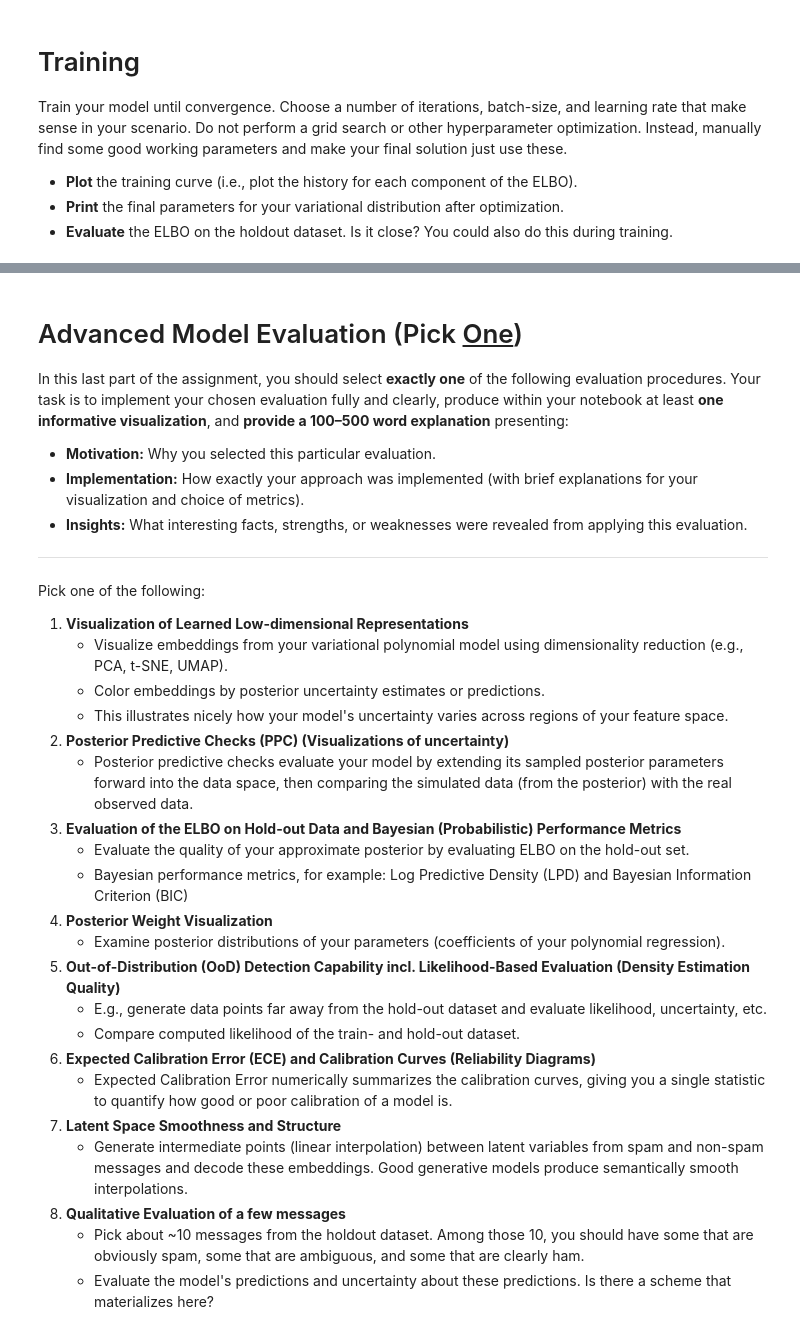
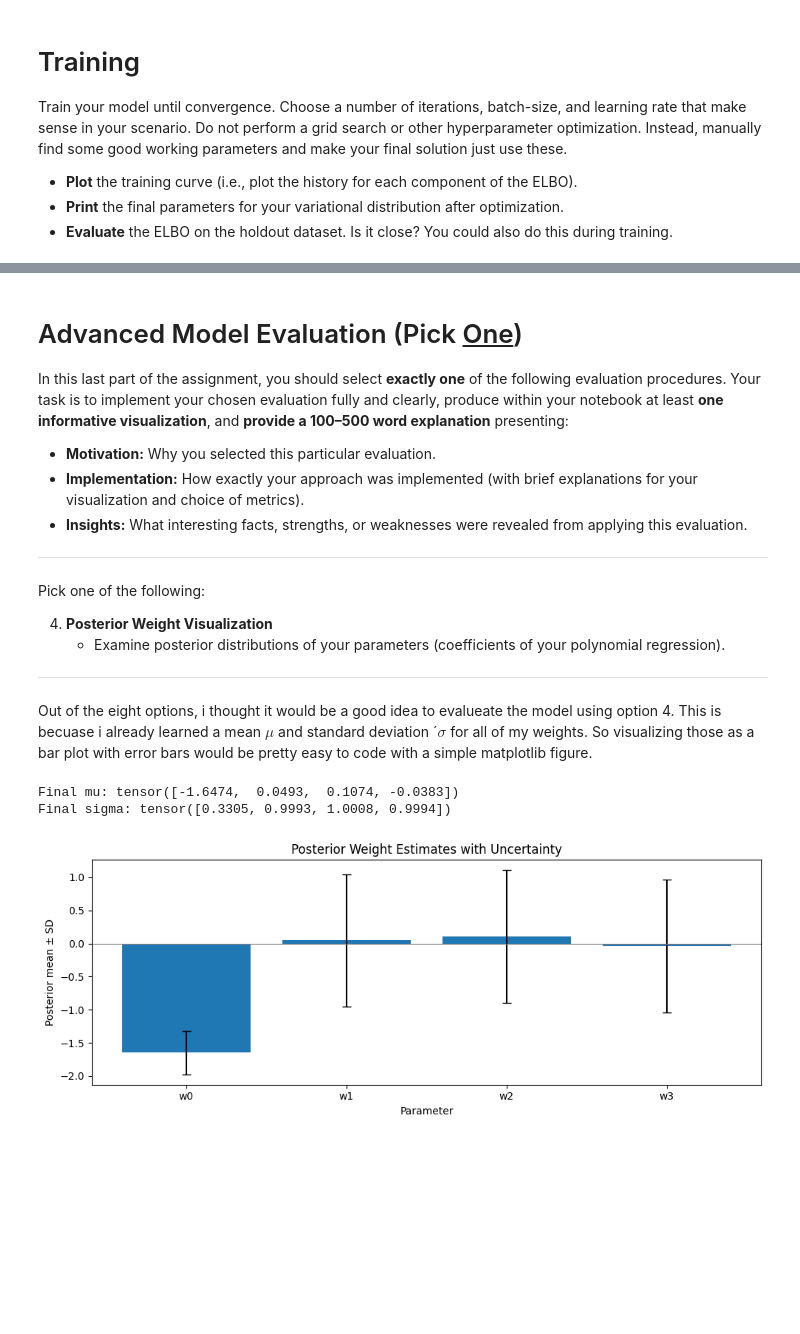
Before and after one commit to Kemalcikota113/deep-machine-learning, a Jupyter notebook: A7/Variational Inference - Spam Detection.ipynb, the cells around one changed output, grey strips where cells are left out. Saved outputs shown, nothing was run; the diff lists cells and outputs as text; code cells hidden in the pictures; blank space fills up the shorter version.

Commit message:
A7 advanced evaluation done

```diff
--- a/A7/Variational Inference - Spam Detection.ipynb
+++ b/A7/Variational Inference - Spam Detection.ipynb
@@ -601,25 +619,46 @@ Your task is to implement your chosen evaluation fully and clearly, produce with
 
 Pick one of the following:
 
-
-1. **Visualization of Learned Low-dimensional Representations**
-    * Visualize embeddings from your variational polynomial model using dimensionality reduction (e.g., PCA, t-SNE, UMAP).
-    * Color embeddings by posterior uncertainty estimates or predictions.
-    * This illustrates nicely how your model's uncertainty varies across regions of your feature space.
-2. **Posterior Predictive Checks (PPC) (Visualizations of uncertainty)**
-    * Posterior predictive checks evaluate your model by extending its sampled posterior parameters forward into the data space, then comparing the simulated data (from the posterior) with the real observed data.
-3. **Evaluation of the ELBO on Hold-out Data and Bayesian (Probabilistic) Performance Metrics**
-    * Evaluate the quality of your approximate posterior by evaluating ELBO on the hold-out set.
-    * Bayesian performance metrics, for example: Log Predictive Density (LPD) and Bayesian Information Criterion (BIC)
 4. **Posterior Weight Visualization**
     * Examine posterior distributions of your parameters (coefficients of your polynomial regression).
-5. **Out-of-Distribution (OoD) Detection Capability incl. Likelihood-Based Evaluation (Density Estimation Quality)**
-    * E.g., generate data points far away from the hold-out dataset and evaluate likelihood, uncertainty, etc.
-    * Compare computed likelihood of the train- and hold-out dataset.
-6. **Expected Calibration Error (ECE) and Calibration Curves (Reliability Diagrams)**
-    * Expected Calibration Error numerically summarizes the calibration curves, giving you a single statistic to quantify how good or poor calibration of a model is.
-7. **Latent Space Smoothness and Structure**
-    * Generate intermediate points (linear interpolation) between latent variables from spam and non-spam messages and decode these embeddings. Good generative models produce semantically smooth interpolations.
-8. **Qualitative Evaluation of a few messages**
-    * Pick about ~10 messages from the holdout dataset. Among those 10, you should have some that are obviously spam, some that are ambiguous, and some that are clearly ham.
-    * Evaluate the model's predictions and uncertainty about these predictions. Is there a scheme that materializes here?
+
+-----
+
+Out of the eight options, i thought it would be a good idea to evalueate the model using option 4. This is becuase i already learned a mean $\mu$ and standard deviation ´$\sigma$ for all of my weights. So visualizing those as a bar plot with error bars would be pretty easy to code with a simple matplotlib figure.
+# %%
+# 4. Posterior Weight Visualization
+import matplotlib.pyplot as plt
+
+final_mu    = mu_param.detach()
+final_sigma = torch.exp(log_sigma_param).clamp(min=1e-3).detach()
+print("Final mu:", final_mu)
+print("Final sigma:", final_sigma)
+
+# Move variational parameters to CPU numpy
+weights_mu = final_mu.cpu().numpy()
+weights_sigma = final_sigma.cpu().numpy()
+param_names = [f"w{i}" for i in range(len(weights_mu))]
+
+# Plot posterior means with ±1 std-error bars
+plt.figure(figsize=(10, 4))
+plt.bar(param_names, weights_mu, yerr=weights_sigma, capsize=4)
+plt.axhline(0, color='gray', linewidth=0.8)
+plt.xlabel('Parameter')
+plt.ylabel('Posterior mean ± SD')
+plt.title('Posterior Weight Estimates with Uncertainty')
+plt.tight_layout()
+plt.show()
+
+# Short explanation
+#print("
+#Posterior Weight Visualization Explanation:
+#")
+#print("We plot each coefficient's posterior mean (μ) with an error bar representing one standard deviation (σ).
+#")
+#print("Parameters whose σ remains near 1 indicate that the approximate posterior remains at the prior;
+#")
+#print("parameters with σ much smaller than 1 show that the model is confident in that weight's deviation from zero.")
+# %% [output]
+Final mu: tensor([-1.6474,  0.0493,  0.1074, -0.0383])
+Final sigma: tensor([0.3305, 0.9993, 1.0008, 0.9994])
+[figure, added]
```
Also changed, not shown: parts of 5 cells of this notebook, 1 other file.
